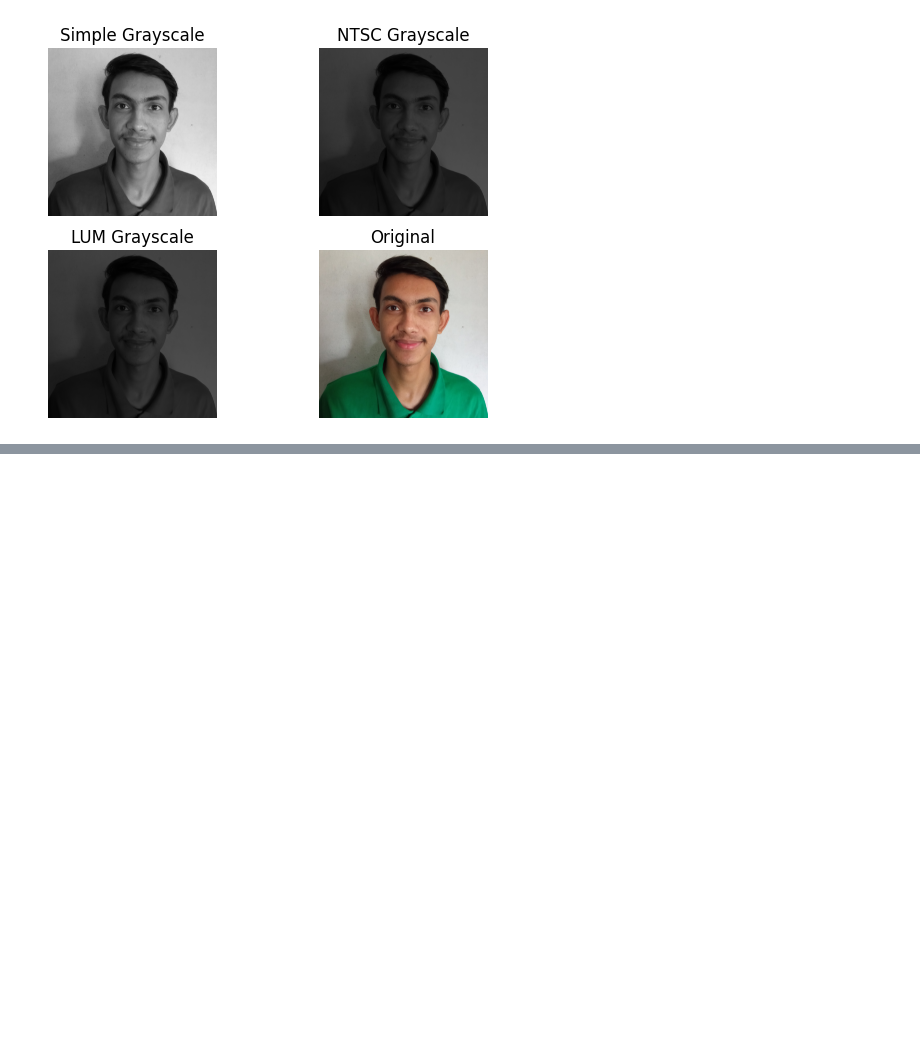
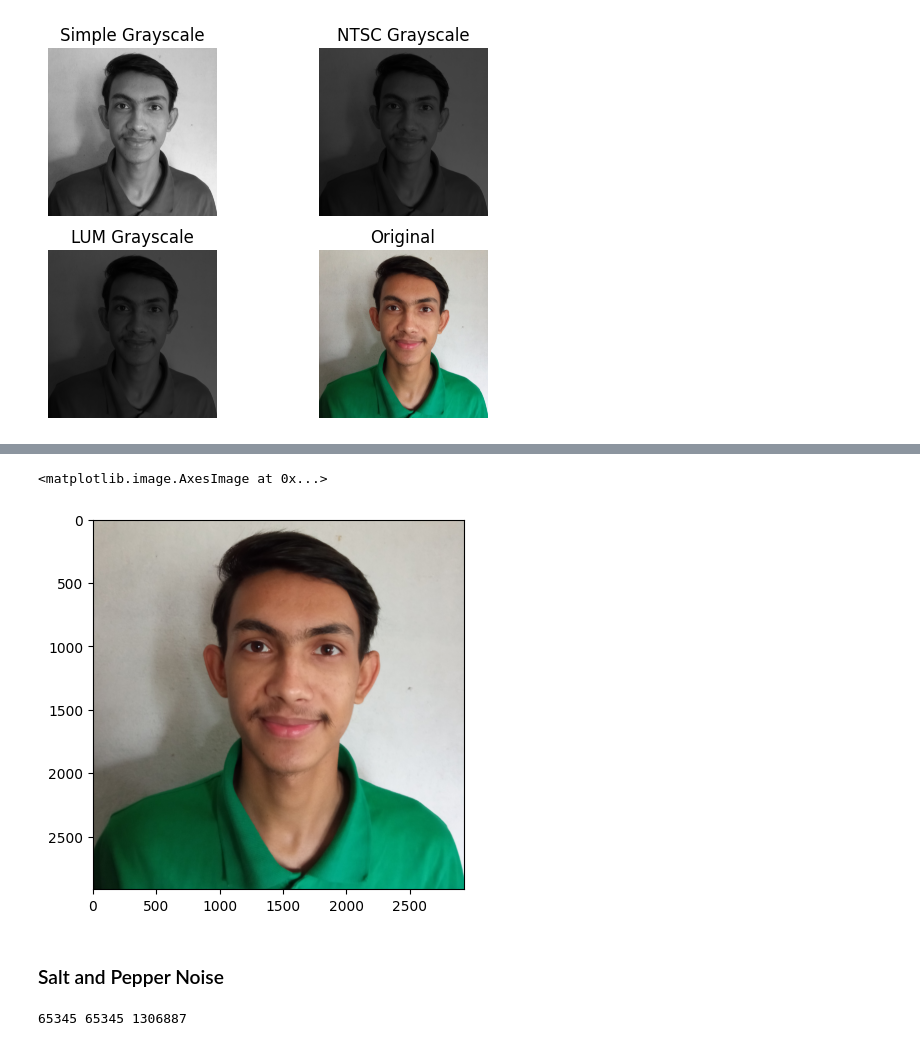
Before and after one commit to Arktetra/improc, a Jupyter notebook: notebooks/roshan_lab_1.ipynb, the cells around one changed output, grey strips where cells are left out. Drawn from its saved outputs; the diff is of its cells as text; code cells hidden in the pictures; blank space fills up the shorter version.

Commit message:
add: Noise and Smoothing basic

```diff
--- a/notebooks/roshan_lab_1.ipynb
+++ b/notebooks/roshan_lab_1.ipynb
@@ -106,3 +106,10 @@ mtpplt.savefig(save_path)
 mtpplt.show()
 # %% [output]
 [figure]
+# %%
+import matplotlib.pyplot as mpl
+import numpy as np
+
+img_path = "../assets/images/rt.jpg"
+img = mpl.imread(img_path)
+img
@@ -108,0 +134,7 @@ mtpplt.show()
+# %%
+mpl.imshow(img)
+# %% [output]
+<matplotlib.image.AxesImage at 0x...>
+[figure, added]
+# %% [markdown]
+### Salt and Pepper Noise
@@ -108,0 +175,6 @@ mtpplt.show()
+# %%
+img2 = mpl.imread("../assets/images/sameer.jpg")
+img2 = np.dot(img2[...,:3], [0.2989, 0.5870, 0.1140])
+noisy_img = add_sp_noise(img2)
+# %% [output]
+65345 65345 1306887
```
Also changed, not shown: parts of 15 cells of this notebook, 2 other files.
